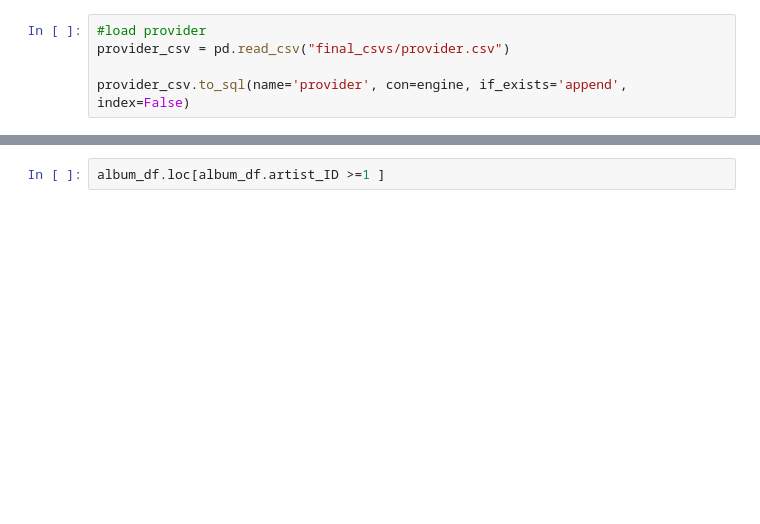
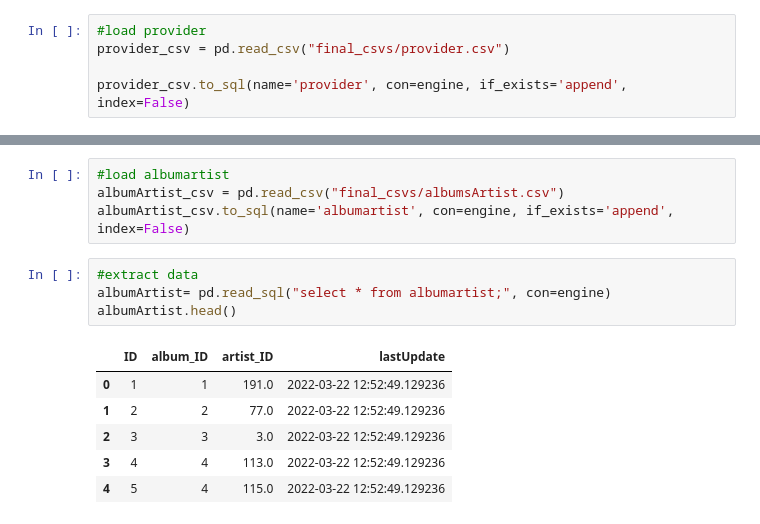
Before and after one commit to alvessab/project2_top_charts, a Jupyter notebook: load.ipynb, the cells around one changed output, grey strips where cells are left out. Cells and saved outputs as stored; diff of their text form; blank space fills up the shorter version.

```diff
--- a/load.ipynb
+++ b/load.ipynb
@@ -146,5 +151,18 @@ album_df
-# %%
-album_df.loc[album_df.artist_ID >=1 ]
+# %%
+#load albumartist
+albumArtist_csv = pd.read_csv("final_csvs/albumsArtist.csv")
+albumArtist_csv.to_sql(name='albumartist', con=engine, if_exists='append', index=False)
+# %%
+#extract data
+albumArtist= pd.read_sql("select * from albumartist;", con=engine)
+albumArtist.head()
+# %% [output]
+|  | ID | album_ID | artist_ID | lastUpdate |
+| 0 | 1 | 1 | 191.0 | 2022-03-22 12:52:49.129236 |
+| 1 | 2 | 2 | 77.0 | 2022-03-22 12:52:49.129236 |
+| 2 | 3 | 3 | 3.0 | 2022-03-22 12:52:49.129236 |
+| 3 | 4 | 4 | 113.0 | 2022-03-22 12:52:49.129236 |
+| 4 | 5 | 4 | 115.0 | 2022-03-22 12:52:49.129236 |
 # %%
 #load song
 song_csv = pd.read_csv("final_csvs/songs.csv")
```
Also changed, not shown: parts of 18 cells of this notebook, 8 other files.
